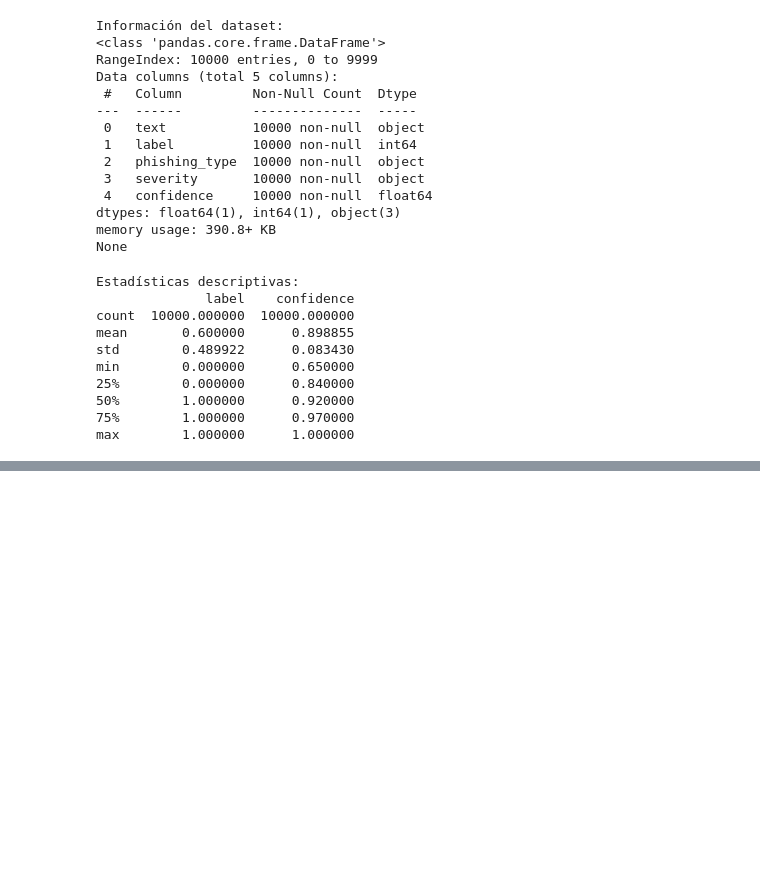
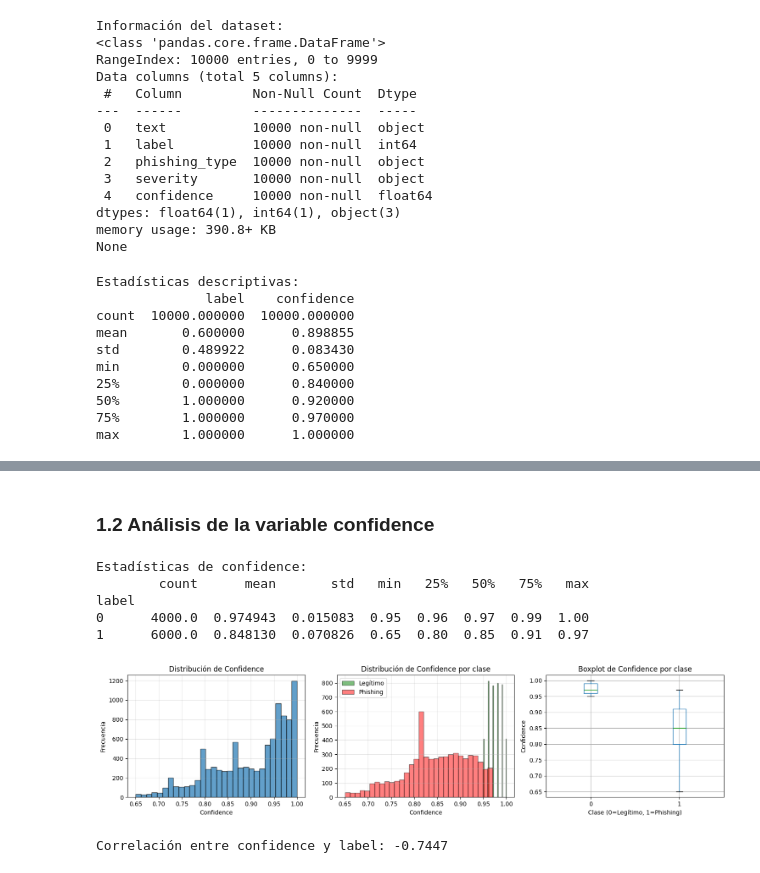
Before and after one commit to danielarodriguez4/Phishing-Emails-ML, a Jupyter notebook: notebook/phishing_email.ipynb, the cells around one changed output, grey strips where cells are left out. Drawn from its saved outputs; the diff is of its cells as text; code cells hidden in the pictures; blank space fills up the shorter version.

```diff
--- a/notebook/phishing_email.ipynb
+++ b/notebook/phishing_email.ipynb
@@ -59,0 +114,49 @@ max        1.000000      1.000000
+# %% [markdown]
+### 1.2 Análisis de la variable confidence
+# %%
+# Análisis de la variable confidence
+print("Estadísticas de confidence:")
+print(df.groupby('label')['confidence'].describe())
+
+# Visualización
+fig, axes = plt.subplots(1, 3, figsize=(15, 4))
+
+# Histograma general
+axes[0].hist(df['confidence'], bins=30, edgecolor='black', alpha=0.7)
+axes[0].set_xlabel('Confidence')
+axes[0].set_ylabel('Frecuencia')
+axes[0].set_title('Distribución de Confidence')
+axes[0].grid(True, alpha=0.3)
+
+# Histograma por clase
+df[df['label']==0]['confidence'].hist(bins=30, alpha=0.5, label='Legítimo',
+                                       color='green', ax=axes[1], edgecolor='black')
+df[df['label']==1]['confidence'].hist(bins=30, alpha=0.5, label='Phishing',
+                                       color='red', ax=axes[1], edgecolor='black')
+axes[1].set_xlabel('Confidence')
+axes[1].set_ylabel('Frecuencia')
+axes[1].set_title('Distribución de Confidence por clase')
+axes[1].legend()
+axes[1].grid(True, alpha=0.3)
+
+# Boxplot por clase
+df.boxplot(column='confidence', by='label', ax=axes[2])
+axes[2].set_xlabel('Clase (0=Legítimo, 1=Phishing)')
+axes[2].set_ylabel('Confidence')
+axes[2].set_title('Boxplot de Confidence por clase')
+plt.suptitle('')
+
+plt.tight_layout()
+plt.show()
+
+# Correlación entre confidence y label
+correlation = df[['confidence', 'label']].corr()
+print(f"\nCorrelación entre confidence y label: {correlation.loc['confidence', 'label']:.4f}")
+# %% [output]
+Estadísticas de confidence:
+        count      mean       std   min   25%   50%   75%   max
+label
+0      4000.0  0.974943  0.015083  0.95  0.96  0.97  0.99  1.00
+1      6000.0  0.848130  0.070826  0.65  0.80  0.85  0.91  0.97
+[figure, added]
+Correlación entre confidence y label: -0.7447
```
Also changed, not shown: parts of 50 cells of this notebook, 1 other file.
